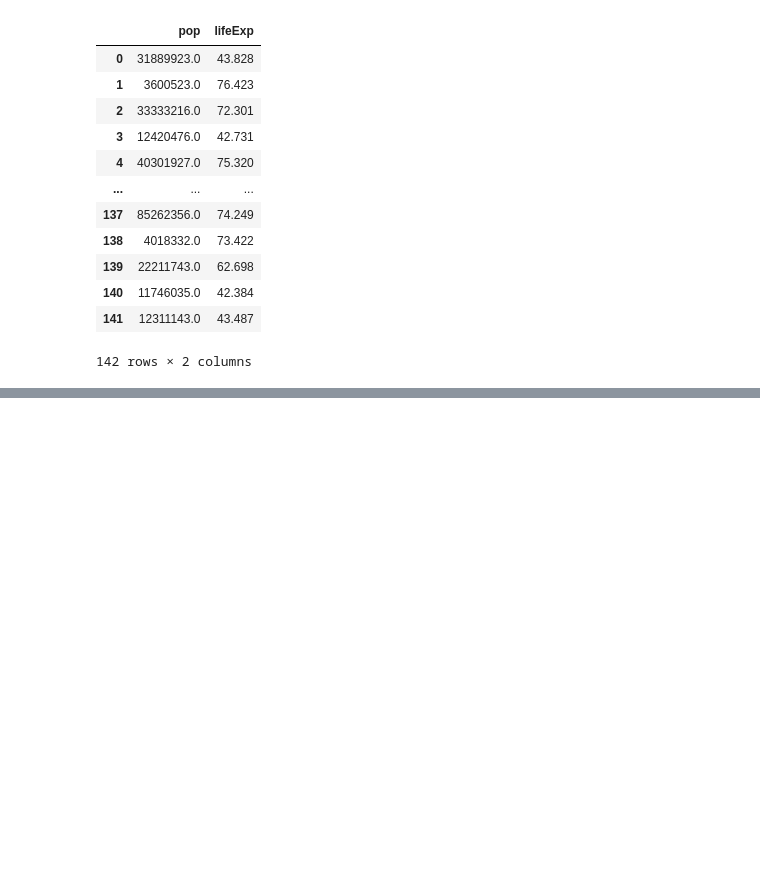
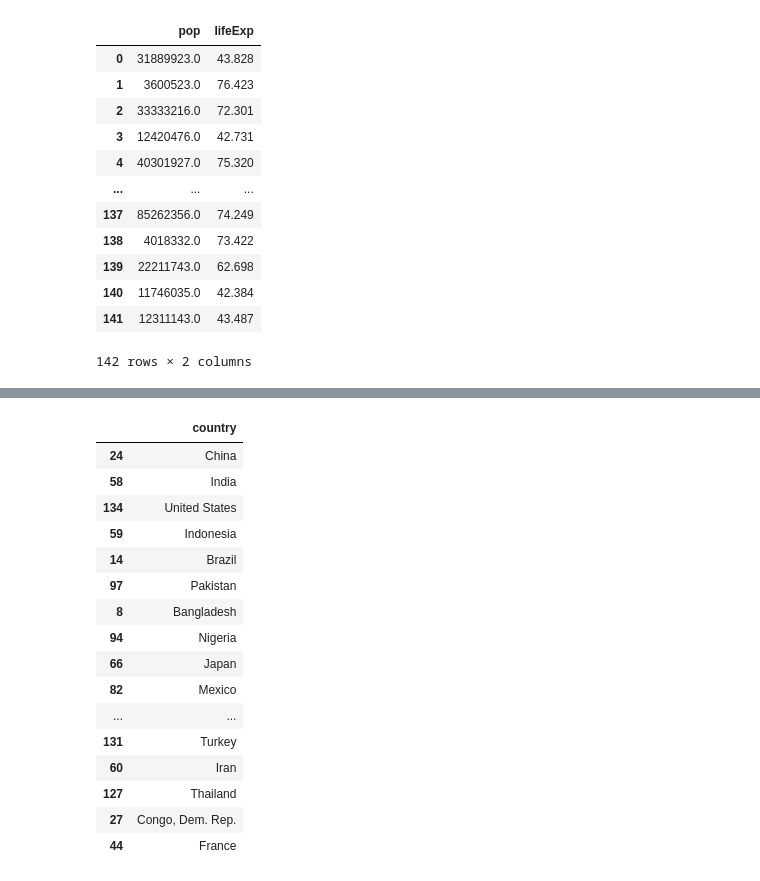
Before and after one commit to AshishMulani/PGCP_AI_new, a Jupyter notebook: Pandas/Assignment4.ipynb, the cells around one changed output, grey strips where cells are left out. Cells and saved outputs as stored; diff of their text form; code cells hidden in the pictures; blank space fills up the shorter version.

```diff
--- a/Pandas/Assignment4.ipynb
+++ b/Pandas/Assignment4.ipynb
@@ -359,0 +365,23 @@ df.filter(items=['pop', 'lifeExp'])
+# %%
+#i.	Find top 20 most populous countries
+top=df.sort_values(['pop'],ascending=[False]).head(20)
+top[['country']]
+#df.loc[top,['country']]
+# %% [output]
+|  | country |
+| 24 | China |
+| 58 | India |
+| 134 | United States |
+| 59 | Indonesia |
+| 14 | Brazil |
+| 97 | Pakistan |
+| 8 | Bangladesh |
+| 94 | Nigeria |
+| 66 | Japan |
+| 82 | Mexico |
+| ... | ... |
+| 131 | Turkey |
+| 60 | Iran |
+| 127 | Thailand |
+| 27 | Congo, Dem. Rep. |
+| 44 | France |
```
Also changed, not shown: parts of 7 cells of this notebook.
